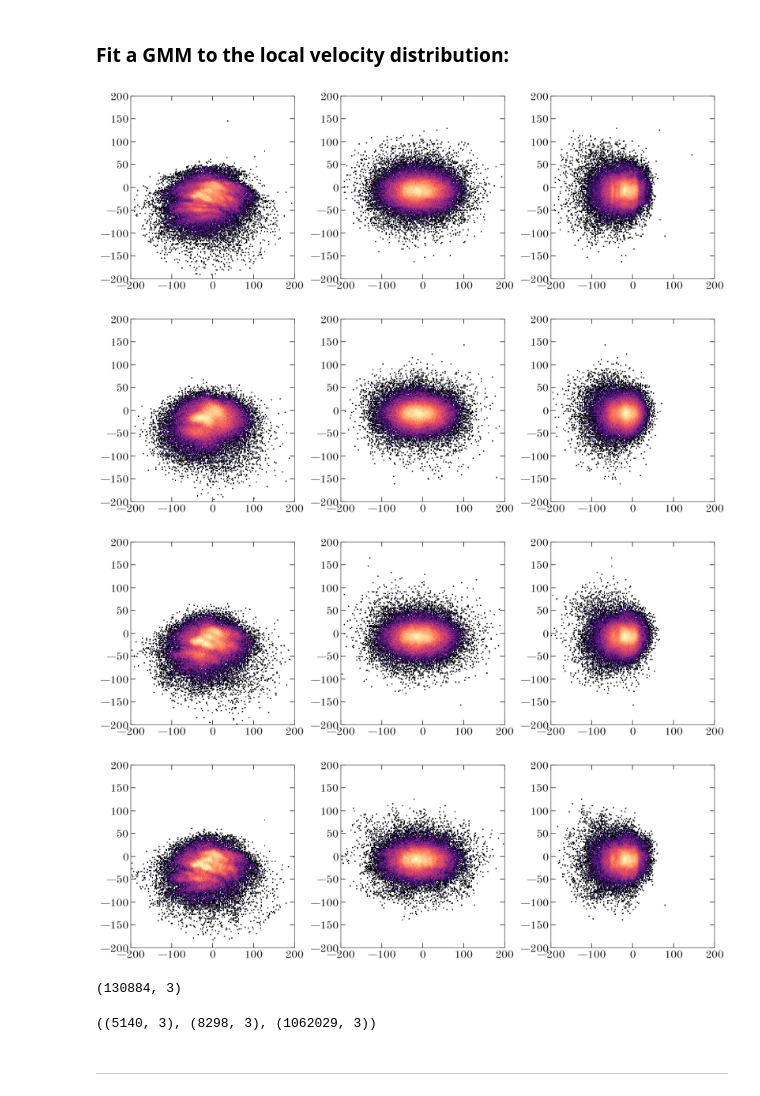
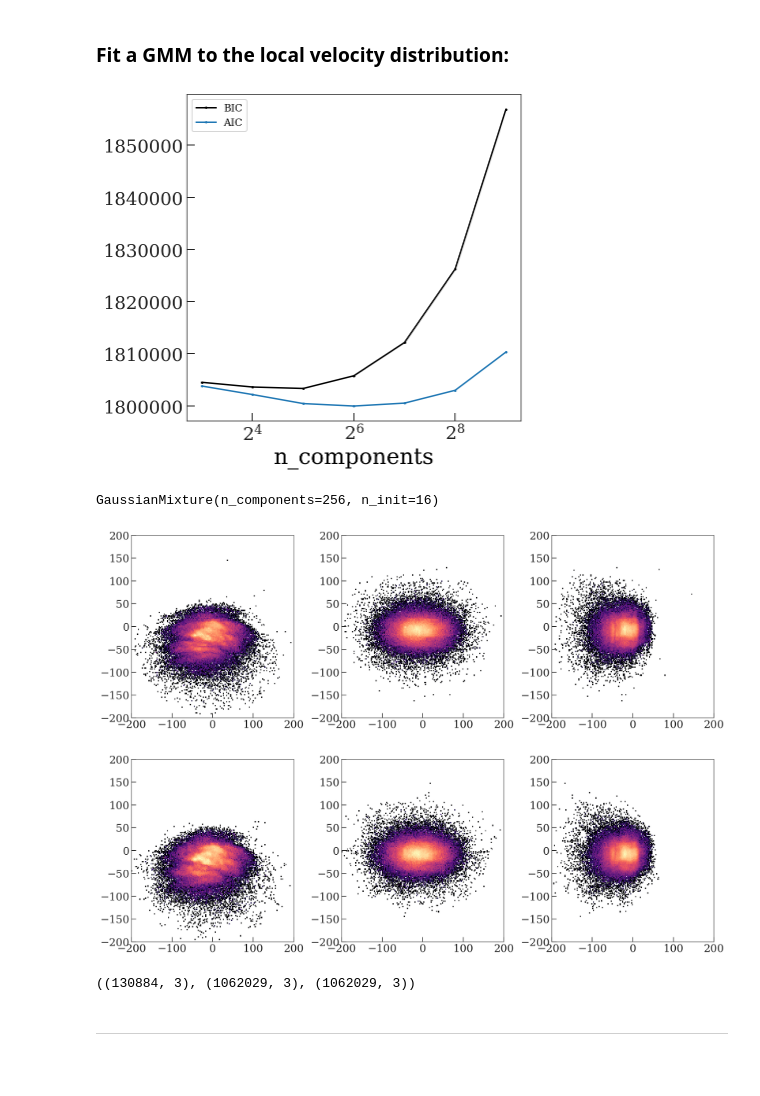
Before and after one commit to davidwhogg/myspace, a Jupyter notebook: notebooks/Myspace-prototyping-GMM.ipynb, the cells around one changed output. Drawn from its saved outputs; the diff is of its cells as text; code cells hidden in the pictures; blank space fills up the shorter version.

```diff
--- a/notebooks/Myspace-prototyping-GMM.ipynb
+++ b/notebooks/Myspace-prototyping-GMM.ipynb
@@ -20,8 +20,8 @@ from gala.mpl_style import laguna, hesperia
 # %%
 gc_frame = coord.Galactocentric(z_sun=0*u.pc, galcen_distance=8.122*u.kpc)
 # %%
-# filename = '../data/rv-good-plx.fits'
-filename = '/Users/apricewhelan/data/GaiaDR2/rv-good-plx.fits'
+filename = '../data/rv-good-plx.fits'
+# filename = '/Users/apricewhelan/data/GaiaDR2/rv-good-plx.fits'
 g = GaiaData(filename)
 
 c = g.skycoord
@@ -57,47 +66,45 @@ local_x = xyz[disk_vmask & mask_r100]
 # %%
-idx = np.random.choice([] len(local_v))
-train_mask = np.zeros(len(local_v))
-X_train =
-
-n_components = 2 ** np.arange(3, 10, 1)
-models = [GMM(n, covariance_type='full', random_state=0).fit(Xtrain)
-          for n in n_components]
-
-plt.plot(n_components, [m.bic(Xmoon) for m in models], label='BIC')
-plt.plot(n_components, [m.aic(Xmoon) for m in models], label='AIC')
+plt.plot(n_components, [m.bic(X_test) for m in models], label='BIC')
+plt.plot(n_components, [m.aic(X_test) for m in models], label='AIC')
 plt.legend(loc='best')
 plt.xlabel('n_components');
+plt.xscale('log', basex=2)
+# %% [output]
+[figure, added]
+# %%
+K = 256
+gmm = GaussianMixture(n_components=K,
+                      covariance_type='full',
+                      n_init=16)
+gmm.fit(local_v[::2])
+# %% [output]
+GaussianMixture(n_components=256, n_init=16)
 # %%
 X = local_v
+
+bins = np.arange(-200, 200+1e-3, 2.)
+
 fig, axes = plt.subplots(1, 3, figsize=(15, 5))
 axes[0].hist2d(X[:, 0], X[:, 1], bins=bins, norm=mpl.colors.LogNorm())
 axes[1].hist2d(X[:, 0], X[:, 2], bins=bins, norm=mpl.colors.LogNorm())
 axes[2].hist2d(X[:, 1], X[:, 2], bins=bins, norm=mpl.colors.LogNorm());
 fig.set_facecolor('w')
 fig.tight_layout()
 
 # ---
 
-for K in [16, 16*4, 16*4*4]:
-    gmm = GaussianMixture(n_components=K, covariance_type='full')
-    gmm.fit(local_v[::4])
+# for K in [16, 16*4, 16*4*4]:
+# gmm = GaussianMixture(n_components=K, covariance_type='full')
+# gmm.fit(local_v[::4])
 
-    X, _ = gmm.sample(100_000)
+X, _ = gmm.sample(len(local_v))
 
-    bins = np.arange(-200, 200+1e-3, 2.)
-
-    fig, axes = plt.subplots(1, 3, figsize=(15, 5))
-    axes[0].hist2d(X[:, 0], X[:, 1], bins=bins, norm=mpl.colors.LogNorm())
-    axes[1].hist2d(X[:, 0], X[:, 2], bins=bins, norm=mpl.colors.LogNorm())
-    axes[2].hist2d(X[:, 1], X[:, 2], bins=bins, norm=mpl.colors.LogNorm());
-    fig.set_facecolor('w')
-    fig.tight_layout()
+fig, axes = plt.subplots(1, 3, figsize=(15, 5))
+axes[0].hist2d(X[:, 0], X[:, 1], bins=bins, norm=mpl.colors.LogNorm())
+axes[1].hist2d(X[:, 0], X[:, 2], bins=bins, norm=mpl.colors.LogNorm())
+axes[2].hist2d(X[:, 1], X[:, 2], bins=bins, norm=mpl.colors.LogNorm());
+fig.set_facecolor('w')
+fig.tight_layout()
 # %% [output]
-[figure, old version]
+[figure, new version]
-[figure, old version]
+[figure, new version]
-[figure, removed]
-[figure, removed]
-# %%
-local_v.shape
-# %% [output]
-(130884, 3)
@@ -112,6 +117,6 @@ test_x = xyz[disk_vmask & mask_r300]
 
 local_v.shape, train_v.shape, test_v.shape
 # %% [output]
-((5140, 3), (8298, 3), (1062029, 3))
+((130884, 3), (1062029, 3), (1062029, 3))
 # %% [markdown]
 ---
```
Also changed, not shown: parts of 14 cells of this notebook.
